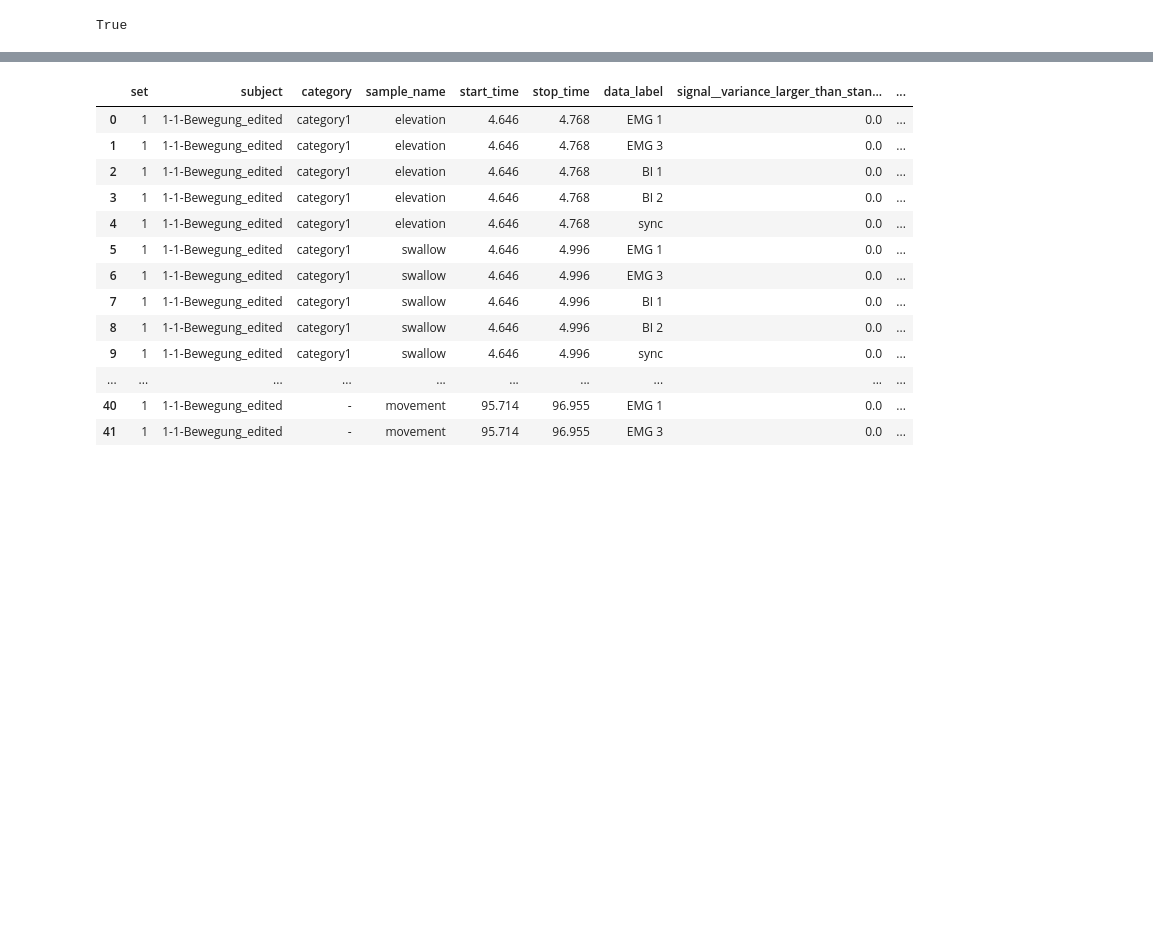
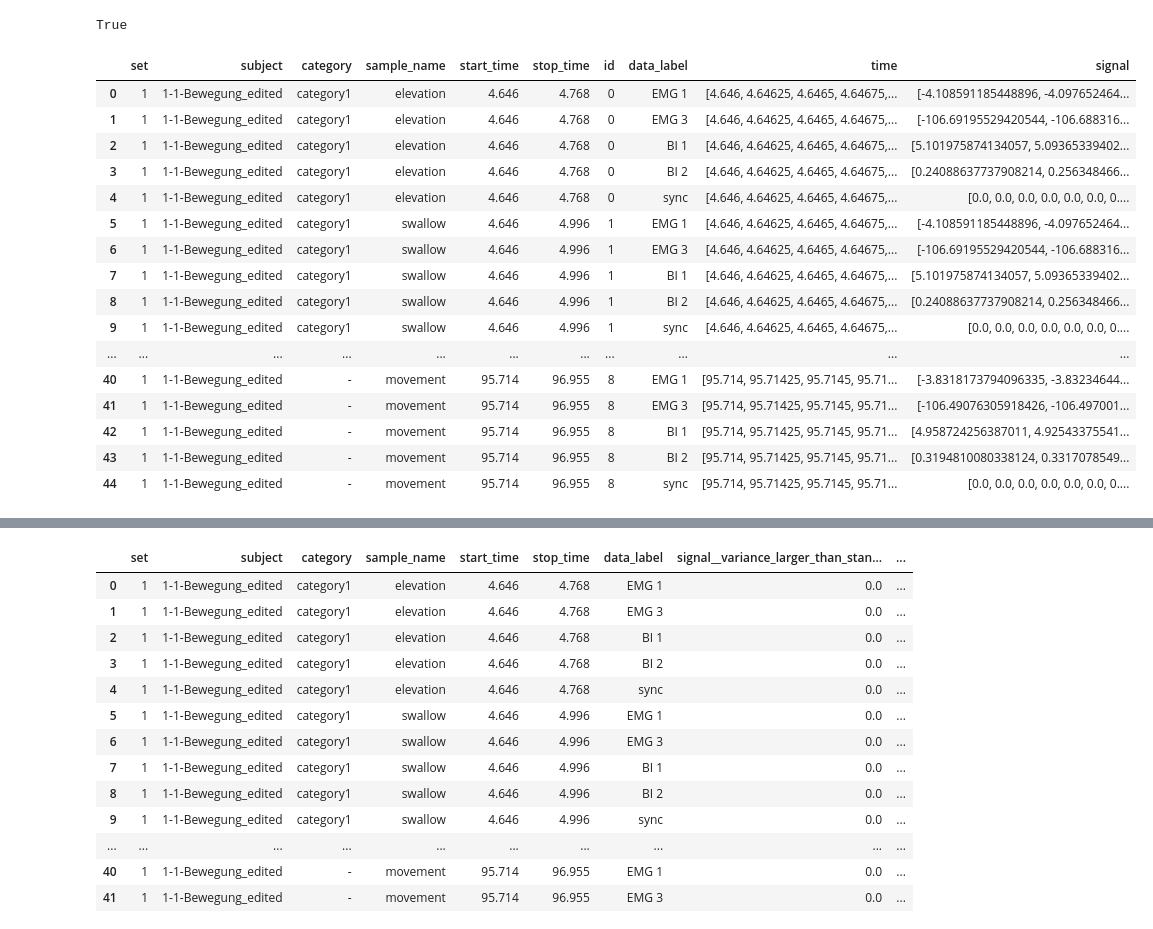
Before and after one commit to Matheusmno/Automatic-Feature-Extraction, a Jupyter notebook: usage.ipynb, the cells around one changed output, grey strips where cells are left out. Drawn from its saved outputs; the diff is of its cells as text; code cells hidden in the pictures; blank space fills up the shorter version.

```diff
--- a/usage.ipynb
+++ b/usage.ipynb
@@ -73,5 +73,5 @@ len(annotated_files)
 # %%
-ann_file = annotated_files[0]
+ann_file = annotated_files[1]
 ann_file["header"]["annotations"] = list(map(lambda x: [x[0], x[1], x[2].lower()], ann_file["header"]["annotations"]))
 ann_file["header"]["annotations"]
 # %% [output]
@@ -100,6 +100,26 @@ True
 # %%
 general_df = annotations_extraction.create_annotations_df(ann_file, 'general')
 swallows_df = annotations_extraction.create_annotations_df(ann_file, 'swallows')
+# %%
+general_df
+# %% [output]
+|  | set | subject | category | sample_name | start_time | stop_time | id | data_label | time | signal |
+| 0 | 1 | 1-1-Bewegung_edited | category1 | elevation | 4.646 | 4.768 | 0 | EMG 1 | [4.646, 4.64625, 4.6465, 4.64675,... | [-4.108591185448896, -4.097652464... |
+| 1 | 1 | 1-1-Bewegung_edited | category1 | elevation | 4.646 | 4.768 | 0 | EMG 3 | [4.646, 4.64625, 4.6465, 4.64675,... | [-106.69195529420544, -106.688316... |
+| 2 | 1 | 1-1-Bewegung_edited | category1 | elevation | 4.646 | 4.768 | 0 | BI 1 | [4.646, 4.64625, 4.6465, 4.64675,... | [5.101975874134057, 5.09365339402... |
+| 3 | 1 | 1-1-Bewegung_edited | category1 | elevation | 4.646 | 4.768 | 0 | BI 2 | [4.646, 4.64625, 4.6465, 4.64675,... | [0.24088637737908214, 0.256348466... |
+| 4 | 1 | 1-1-Bewegung_edited | category1 | elevation | 4.646 | 4.768 | 0 | sync | [4.646, 4.64625, 4.6465, 4.64675,... | [0.0, 0.0, 0.0, 0.0, 0.0, 0.0, 0.... |
+| 5 | 1 | 1-1-Bewegung_edited | category1 | swallow | 4.646 | 4.996 | 1 | EMG 1 | [4.646, 4.64625, 4.6465, 4.64675,... | [-4.108591185448896, -4.097652464... |
+| 6 | 1 | 1-1-Bewegung_edited | category1 | swallow | 4.646 | 4.996 | 1 | EMG 3 | [4.646, 4.64625, 4.6465, 4.64675,... | [-106.69195529420544, -106.688316... |
+| 7 | 1 | 1-1-Bewegung_edited | category1 | swallow | 4.646 | 4.996 | 1 | BI 1 | [4.646, 4.64625, 4.6465, 4.64675,... | [5.101975874134057, 5.09365339402... |
+| 8 | 1 | 1-1-Bewegung_edited | category1 | swallow | 4.646 | 4.996 | 1 | BI 2 | [4.646, 4.64625, 4.6465, 4.64675,... | [0.24088637737908214, 0.256348466... |
+| 9 | 1 | 1-1-Bewegung_edited | category1 | swallow | 4.646 | 4.996 | 1 | sync | [4.646, 4.64625, 4.6465, 4.64675,... | [0.0, 0.0, 0.0, 0.0, 0.0, 0.0, 0.... |
+| ... | ... | ... | ... | ... | ... | ... | ... | ... | ... | ... |
+| 40 | 1 | 1-1-Bewegung_edited | - | movement | 95.714 | 96.955 | 8 | EMG 1 | [95.714, 95.71425, 95.7145, 95.71... | [-3.8318173794096335, -3.83234644... |
+| 41 | 1 | 1-1-Bewegung_edited | - | movement | 95.714 | 96.955 | 8 | EMG 3 | [95.714, 95.71425, 95.7145, 95.71... | [-106.49076305918426, -106.497001... |
+| 42 | 1 | 1-1-Bewegung_edited | - | movement | 95.714 | 96.955 | 8 | BI 1 | [95.714, 95.71425, 95.7145, 95.71... | [4.958724256387011, 4.92543375541... |
+| 43 | 1 | 1-1-Bewegung_edited | - | movement | 95.714 | 96.955 | 8 | BI 2 | [95.714, 95.71425, 95.7145, 95.71... | [0.3194810080338124, 0.3317078549... |
+| 44 | 1 | 1-1-Bewegung_edited | - | movement | 95.714 | 96.955 | 8 | sync | [95.714, 95.71425, 95.7145, 95.71... | [0.0, 0.0, 0.0, 0.0, 0.0, 0.0, 0.... |
 # %%
 extraction_settings = EfficientFCParameters()
 # %%
```
Also changed, not shown: parts of 6 cells of this notebook.
